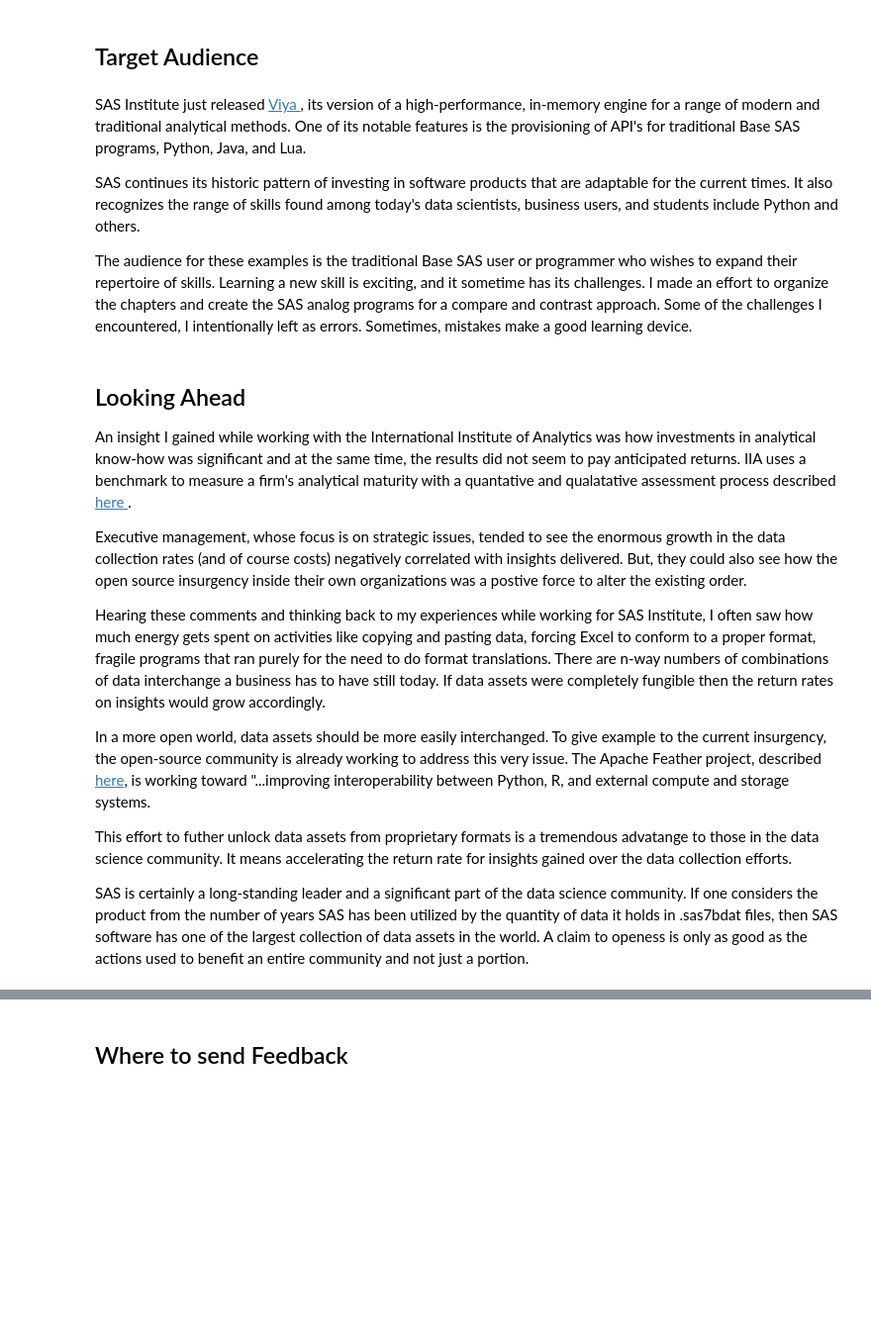
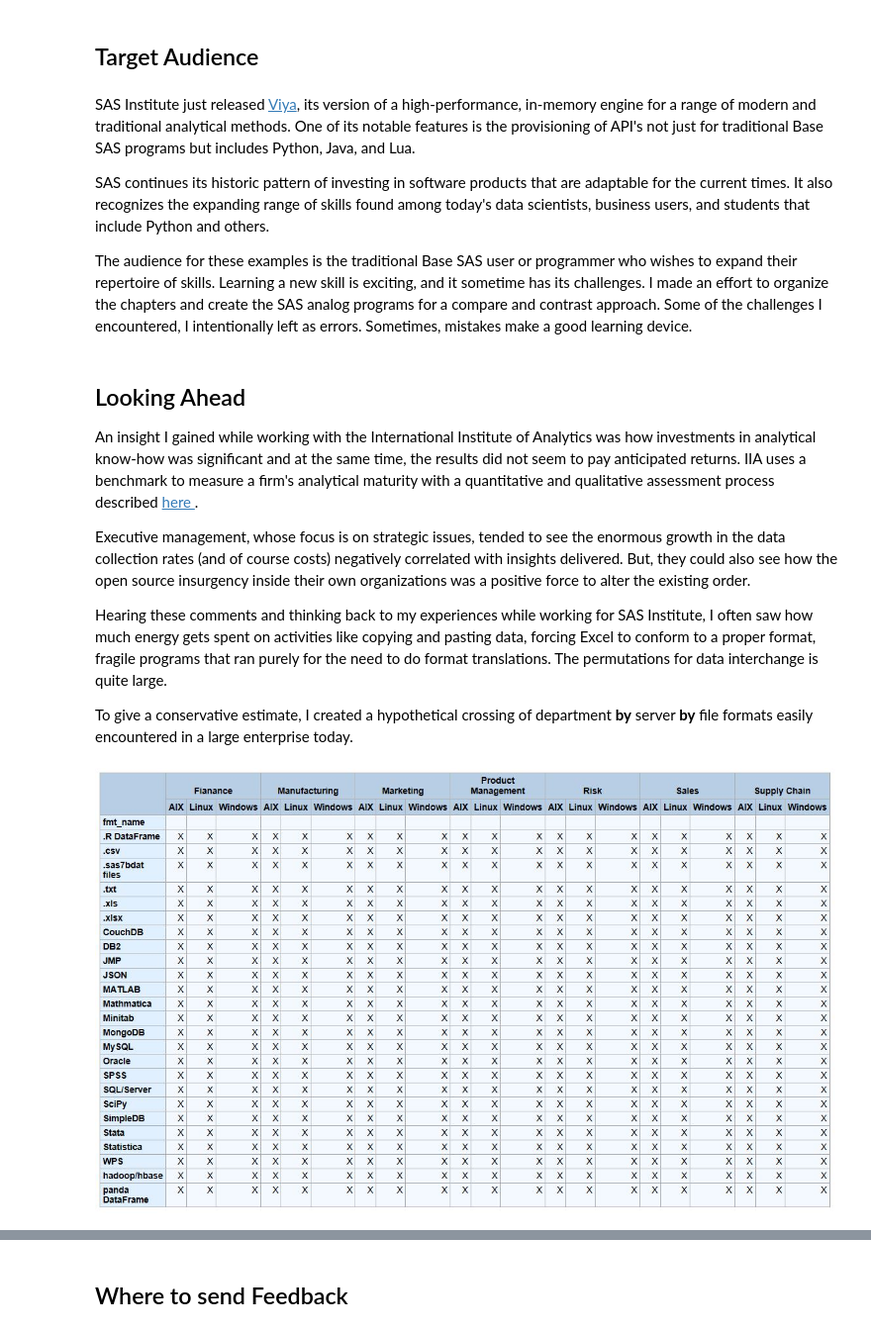
Before and after one commit to RandyBetancourt/PythonForSASUsers, a Jupyter notebook: Chapter 00 -- Motivation.ipynb, the cells around one changed output, grey strips where cells are left out. Shown at 99% size. Drawn from its saved outputs; the diff is of its cells as text; code cells hidden in the pictures; blank space fills up the shorter version.

```diff
--- a/Chapter 00 -- Motivation.ipynb
+++ b/Chapter 00 -- Motivation.ipynb
@@ -33,22 +34,23 @@ In effect, SAS is the original insurgent in the data openess movement.  And that
 # %% [markdown]
 ## Target Audience
 # %% [markdown]
-SAS Institute just released <a href="http://support.sas.com/documentation/onlinedoc/viya/"> Viya </a>, its version of a high-performance, in-memory engine for a range of modern and traditional analytical methods.  One of its notable features is the provisioning of API's for traditional Base SAS programs, Python, Java, and Lua.
+SAS Institute just released <a href="http://support.sas.com/documentation/onlinedoc/viya/">Viya</a>, its version of a high-performance, in-memory engine for a range of modern and traditional analytical methods.  One of its notable features is the provisioning of API's not just for traditional Base SAS programs but includes Python, Java, and Lua.
 
-SAS continues its historic pattern of investing in software products that are adaptable for the current times.  It also recognizes the range of skills found among today's data scientists, business users, and students include Python and others.
+SAS continues its historic pattern of investing in software products that are adaptable for the current times.  It also recognizes the expanding range of skills found among today's data scientists, business users, and students that include Python and others.
 
 The audience for these examples is the traditional Base SAS user or programmer who wishes to expand their repertoire of skills.  Learning a new skill is exciting, and it sometime has its challenges.  I made an effort to organize the chapters and create the SAS analog programs for a compare and contrast approach.  Some of the challenges I encountered, I intentionally left as errors.  Sometimes, mistakes make a good learning device.
 # %% [markdown]
 ## Looking Ahead
 
-An insight I gained while working with the International Institute of Analytics was how investments in analytical know-how was significant and at the same time, the results did not seem to pay anticipated returns.  IIA uses a benchmark to measure a firm's analytical maturity with a quantative and qualatative assessment process described <a href="http://iianalytics.com/services/benchmarking"> here </a>.
+An insight I gained while working with the International Institute of Analytics was how investments in analytical know-how was significant and at the same time, the results did not seem to pay anticipated returns. IIA uses a benchmark to measure a firm's analytical maturity with a quantitative and qualitative assessment process described <a href="http://iianalytics.com/services/benchmarking"> here </a>.
 
-Executive management, whose focus is on strategic issues, tended to see the enormous growth in the data collection rates (and of course costs) negatively correlated with insights delivered.  But, they could also see how the open source insurgency inside their own organizations was a postive force to alter the existing order.
+Executive management, whose focus is on strategic issues, tended to see the enormous growth in the data collection rates (and of course costs) negatively correlated with insights delivered. But, they could also see how the open source insurgency inside their own organizations was a positive force to alter the existing order.
 
-Hearing these comments and thinking back to my experiences while working for SAS Institute, I often saw how much energy gets spent on activities like copying and pasting data, forcing Excel to conform to a proper format, fragile programs that ran purely for the need to do format translations.  There are n-way numbers of combinations of data interchange a business has to have still today.  If data assets were completely fungible then the return rates on insights would grow accordingly.
+Hearing these comments and thinking back to my experiences while working for SAS Institute, I often saw how much energy gets spent on activities like copying and pasting data, forcing Excel to conform to a proper format, fragile programs that ran purely for the need to do format translations. The permutations for data interchange is quite large.
 
-In a more open world, data assets should be more easily interchanged.  To give example to the current insurgency, the open-source community is already working to address this very issue.  The Apache Feather project, described <a href="http://blog.cloudera.com/blog/2016/03/feather-a-fast-on-disk-format-for-data-frames-for-r-and-python-powered-by-apache-arrow/">here</a>, is working toward "...improving interoperability between Python, R, and external compute and storage systems.
-
-This effort to futher unlock data assets from proprietary formats is a tremendous advatange to those in the data science community.  It means accelerating the return rate for insights gained over the data collection efforts.
-
-SAS is certainly a long-standing leader and a significant part of the data science community.  If one considers the product from the number of years SAS has been utilized by the quantity of data it holds in .sas7bdat files, then SAS software has one of the largest collection of data assets in the world.  A claim to openess is only as good as the actions used to benefit an entire community and not just a portion.
+To give a conservative estimate, I created a hypothetical crossing of department **by** server **by** file formats easily encountered in a large enterprise today.
+# %%
+from IPython.display import Image
+Image(filename='Anaconda3\\output\\product_format_os.JPG')
+# %% [output]
+[figure, added]
```
Also changed, not shown: parts of 2 cells of this notebook, 7 other files.
